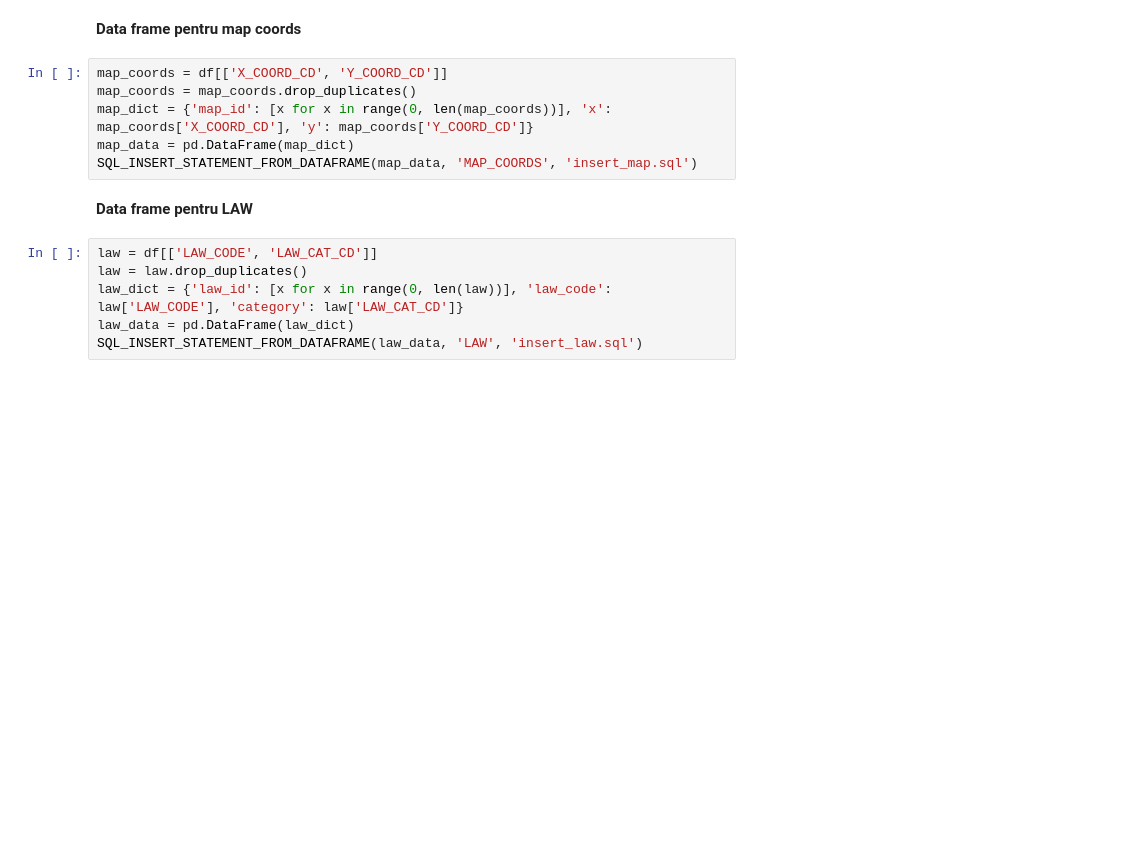
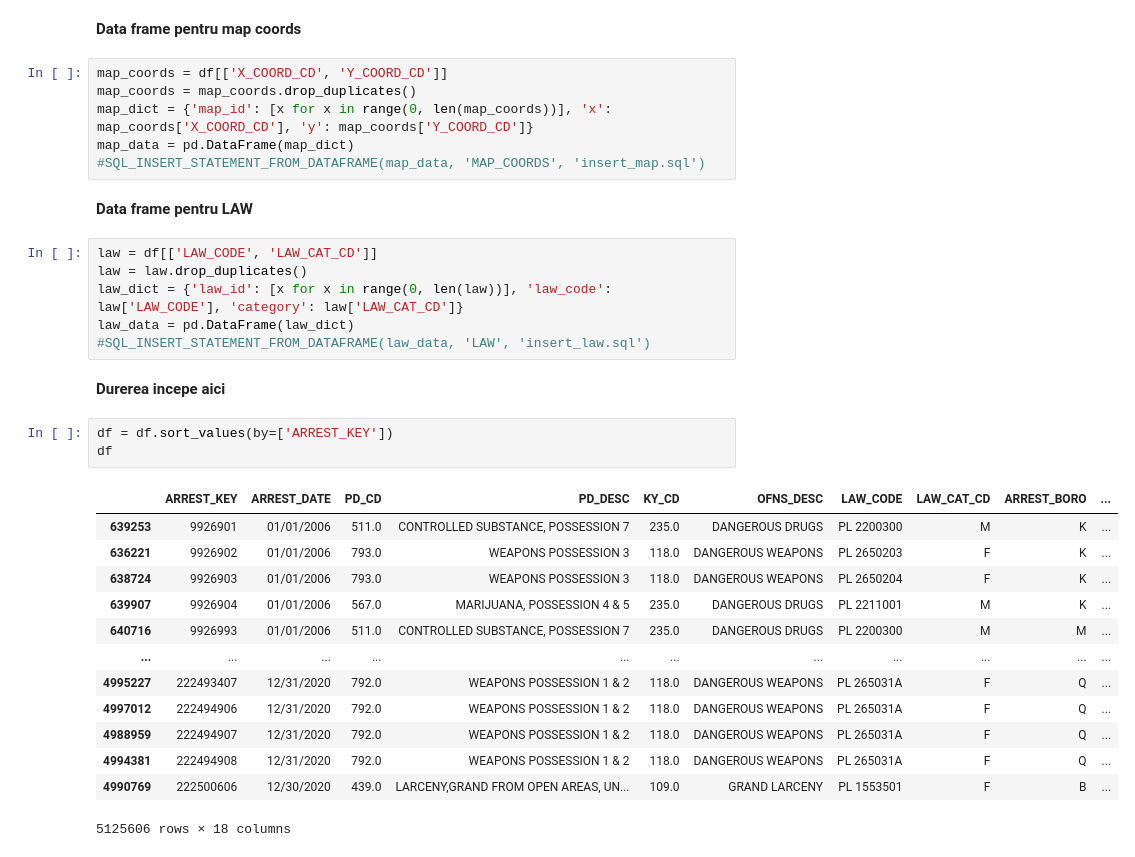
Before and after one commit to StoianAlinBogdan/ProiectInternship, a Jupyter notebook: Proiect_Ingestion.ipynb, the cells around one changed output. Drawn from its saved outputs; the diff is of its cells as text; blank space fills up the shorter version.

```diff
--- a/Proiect_Ingestion.ipynb
+++ b/Proiect_Ingestion.ipynb
@@ -145,7 +173,7 @@ map_coords = df[['X_COORD_CD', 'Y_COORD_CD']]
 map_coords = map_coords.drop_duplicates()
 map_dict = {'map_id': [x for x in range(0, len(map_coords))], 'x': map_coords['X_COORD_CD'], 'y': map_coords['Y_COORD_CD']}
 map_data = pd.DataFrame(map_dict)
-SQL_INSERT_STATEMENT_FROM_DATAFRAME(map_data, 'MAP_COORDS', 'insert_map.sql')
+#SQL_INSERT_STATEMENT_FROM_DATAFRAME(map_data, 'MAP_COORDS', 'insert_map.sql')
 # %% [markdown]
 **Data frame pentru LAW**
 # %%
@@ -153,4 +181,23 @@ law = df[['LAW_CODE', 'LAW_CAT_CD']]
 law = law.drop_duplicates()
 law_dict = {'law_id': [x for x in range(0, len(law))], 'law_code': law['LAW_CODE'], 'category': law['LAW_CAT_CD']}
 law_data = pd.DataFrame(law_dict)
-SQL_INSERT_STATEMENT_FROM_DATAFRAME(law_data, 'LAW', 'insert_law.sql')
+#SQL_INSERT_STATEMENT_FROM_DATAFRAME(law_data, 'LAW', 'insert_law.sql')
+# %% [markdown]
+**Durerea incepe aici**
+# %%
+df = df.sort_values(by=['ARREST_KEY'])
+df
+# %% [output]
+|  | ARREST_KEY | ARREST_DATE | PD_CD | PD_DESC | KY_CD | OFNS_DESC | LAW_CODE | LAW_CAT_CD | ARREST_BORO | ... |
+| 639253 | 9926901 | 01/01/2006 | 511.0 | CONTROLLED SUBSTANCE, POSSESSION 7 | 235.0 | DANGEROUS DRUGS | PL 2200300 | M | K | ... |
+| 636221 | 9926902 | 01/01/2006 | 793.0 | WEAPONS POSSESSION 3 | 118.0 | DANGEROUS WEAPONS | PL 2650203 | F | K | ... |
+| 638724 | 9926903 | 01/01/2006 | 793.0 | WEAPONS POSSESSION 3 | 118.0 | DANGEROUS WEAPONS | PL 2650204 | F | K | ... |
+| 639907 | 9926904 | 01/01/2006 | 567.0 | MARIJUANA, POSSESSION 4 & 5 | 235.0 | DANGEROUS DRUGS | PL 2211001 | M | K | ... |
+| 640716 | 9926993 | 01/01/2006 | 511.0 | CONTROLLED SUBSTANCE, POSSESSION 7 | 235.0 | DANGEROUS DRUGS | PL 2200300 | M | M | ... |
+| ... | ... | ... | ... | ... | ... | ... | ... | ... | ... | ... |
+| 4995227 | 222493407 | 12/31/2020 | 792.0 | WEAPONS POSSESSION 1 & 2 | 118.0 | DANGEROUS WEAPONS | PL 265031A | F | Q | ... |
+| 4997012 | 222494906 | 12/31/2020 | 792.0 | WEAPONS POSSESSION 1 & 2 | 118.0 | DANGEROUS WEAPONS | PL 265031A | F | Q | ... |
+| 4988959 | 222494907 | 12/31/2020 | 792.0 | WEAPONS POSSESSION 1 & 2 | 118.0 | DANGEROUS WEAPONS | PL 265031A | F | Q | ... |
+| 4994381 | 222494908 | 12/31/2020 | 792.0 | WEAPONS POSSESSION 1 & 2 | 118.0 | DANGEROUS WEAPONS | PL 265031A | F | Q | ... |
+| 4990769 | 222500606 | 12/30/2020 | 439.0 | LARCENY,GRAND FROM OPEN AREAS, UN... | 109.0 | GRAND LARCENY | PL 1553501 | F | B | ... |
+5125606 rows × 18 columns
```
Also changed, not shown: parts of 55 cells of this notebook, 23 other files.
